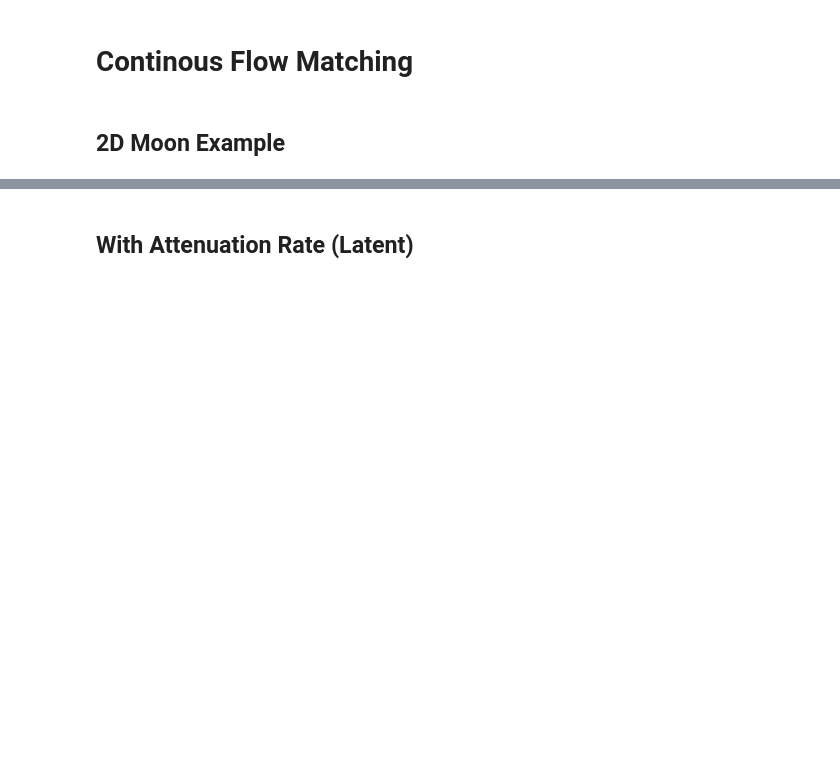
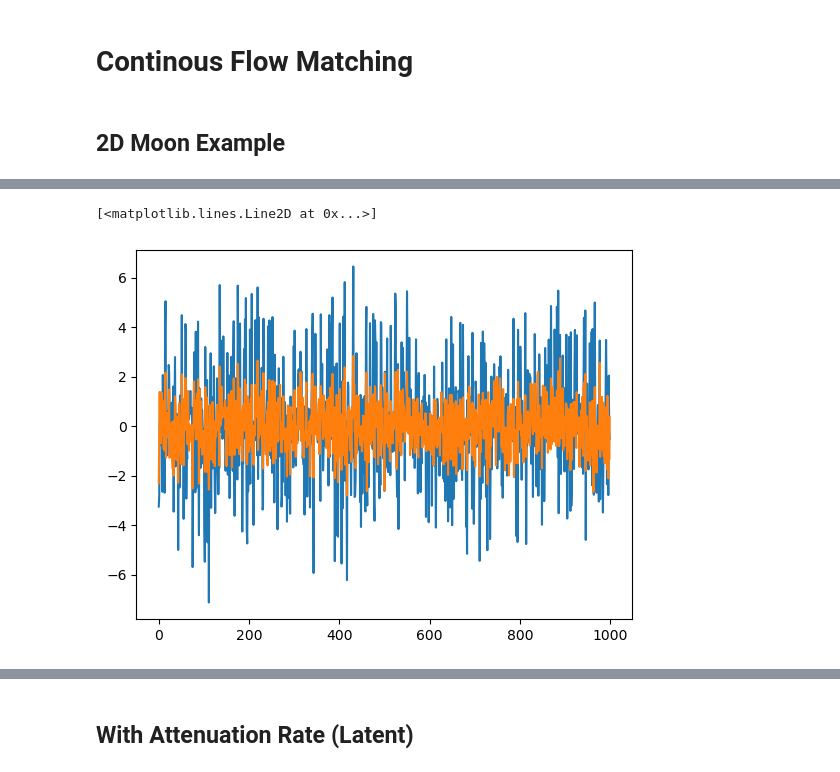
Before and after one commit to alastairyang/calibrated-prior, a Jupyter notebook: testing/flow_matching_testing.ipynb, the cells around one changed output, grey strips where cells are left out. Cells and saved outputs as stored; diff of their text form; code cells hidden in the pictures; blank space fills up the shorter version.

```diff
--- a/testing/flow_matching_testing.ipynb
+++ b/testing/flow_matching_testing.ipynb
@@ -299,0 +311,39 @@ plt.scatter(x_1[:, 0], x_1[:, 1], c = log_p1)
+# %%
+# central diff
+grad_fd = torch.zeros(x_1.shape)
+
+#step_sizes = float(10) ** (torch.arange(-7, -1, 0.1))
+#diff_central = []
+#diff_logp1_central = []
+
+step = 1e-5
+
+for i in range(grad_fd.shape[0]):
+    for j in range(grad_fd.shape[1]):
+
+        x_1_perturb_positive = x_1.clone().detach()
+
+        x_1_perturb_positive = x_1_perturb_positive[i:i+1, :]
+        x_1_perturb_positive[0,j] += step
+
+        x_1_perturb_negative = x_1.clone().detach()
+        x_1_perturb_negative = x_1_perturb_negative[i:i+1, :]
+        x_1_perturb_negative[0,j] -= step
+
+        _, log_p1_sample_perturb_postive = solver.compute_likelihood(x_1=x_1_perturb_positive,
+                            method='midpoint',
+                            step_size= 1e-2,
+                            log_p0= gaussian_log_density,
+                            enable_grad = True, exact_divergence = True
+                            )
+
+        _, log_p1_sample_perturb_negative = solver.compute_likelihood(x_1=x_1_perturb_negative,
+                            method='midpoint',
+                            step_size= 1e-2,
+                            log_p0= gaussian_log_density,
+                            enable_grad = True, exact_divergence = True
+                            )
+
+        diff_central = ((log_p1_sample_perturb_postive - log_p1_sample_perturb_negative)/(step * 2))
+        #diff_central = ((log_p1_sample_perturb_postive - log_p1[i])/(step))
+        grad_fd[i,j] = diff_central
@@ -299,0 +362,6 @@ plt.scatter(x_1[:, 0], x_1[:, 1], c = log_p1)
+# %%
+plt.plot(grad_fd[:, 0].detach().numpy())
+plt.plot(grad[:, 0].detach().numpy())
+# %% [output]
+[<matplotlib.lines.Line2D at 0x...>]
+[figure, added]
```
Also changed, not shown: parts of 18 cells of this notebook.
